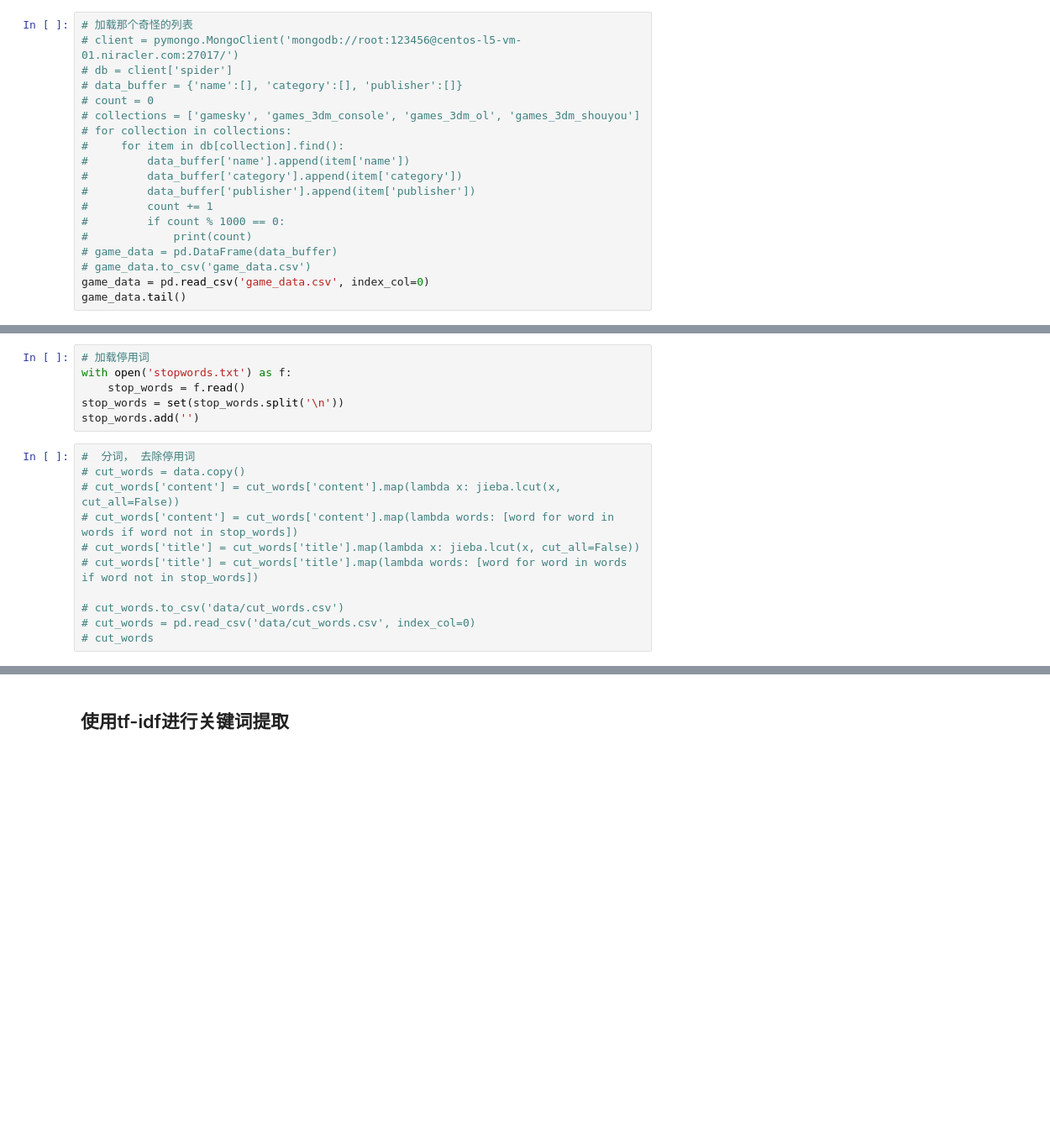
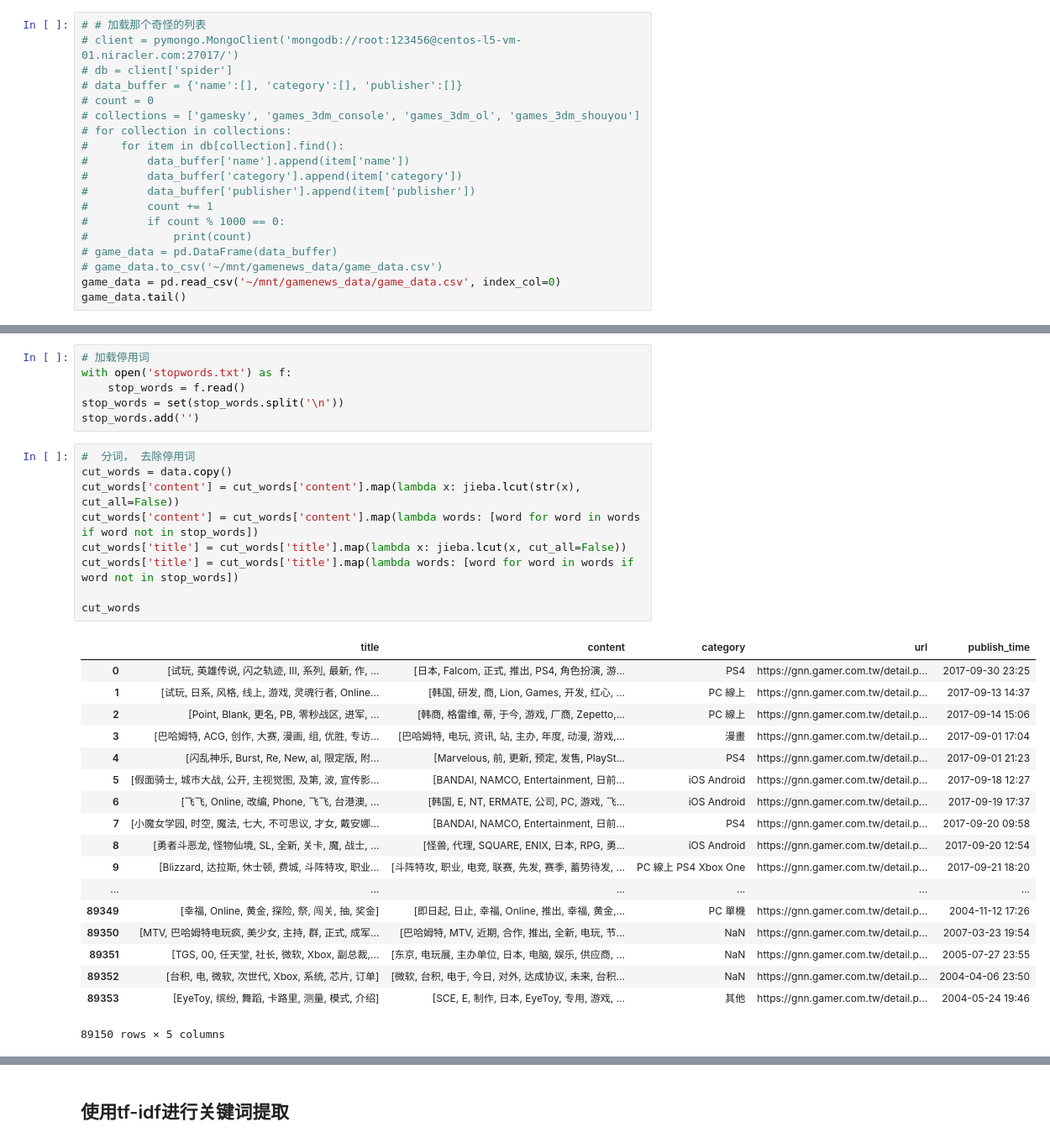
Before and after one commit to game-news/analysis, a Jupyter notebook: gnn_analysis.ipynb, the cells around one changed output, grey strips where cells are left out. Shown at 84% size. Cells and saved outputs as stored; diff of their text form; blank space fills up the shorter version.

```diff
--- a/gnn_analysis.ipynb
+++ b/gnn_analysis.ipynb
@@ -82,7 +114,7 @@ data.tail()
 # %%
 name_list = []
 # %%
-# 加载那个奇怪的列表
+# # 加载那个奇怪的列表
 # client = pymongo.MongoClient('mongodb://root:123456@centos-l5-vm-01.niracler.com:27017/')
 # db = client['spider']
 # data_buffer = {'name':[], 'category':[], 'publisher':[]}
@@ -97,8 +129,8 @@ name_list = []
 #         if count % 1000 == 0:
 #             print(count)
 # game_data = pd.DataFrame(data_buffer)
-# game_data.to_csv('game_data.csv')
-game_data = pd.read_csv('game_data.csv', index_col=0)
+# game_data.to_csv('~/mnt/gamenews_data/game_data.csv')
+game_data = pd.read_csv('~/mnt/gamenews_data/game_data.csv', index_col=0)
 game_data.tail()
 # %% [output]
 |  | name | category | publisher |
@@ -163,15 +193,32 @@ stop_words = set(stop_words.split('\n'))
 stop_words.add('')
 # %%
 #  分词， 去除停用词
-# cut_words = data.copy()
-# cut_words['content'] = cut_words['content'].map(lambda x: jieba.lcut(x, cut_all=False))
-# cut_words['content'] = cut_words['content'].map(lambda words: [word for word in words if word not in stop_words])
-# cut_words['title'] = cut_words['title'].map(lambda x: jieba.lcut(x, cut_all=False))
-# cut_words['title'] = cut_words['title'].map(lambda words: [word for word in words if word not in stop_words])
+cut_words = data.copy()
+cut_words['content'] = cut_words['content'].map(lambda x: jieba.lcut(str(x), cut_all=False))
+cut_words['content'] = cut_words['content'].map(lambda words: [word for word in words if word not in stop_words])
+cut_words['title'] = cut_words['title'].map(lambda x: jieba.lcut(x, cut_all=False))
+cut_words['title'] = cut_words['title'].map(lambda words: [word for word in words if word not in stop_words])
 
-# cut_words.to_csv('data/cut_words.csv')
-# cut_words = pd.read_csv('data/cut_words.csv', index_col=0)
-# cut_words
+cut_words
+# %% [output]
+|  | title | content | category | url | publish_time |
+| 0 | [试玩, 英雄传说, 闪之轨迹, III, 系列, 最新, 作, ... | [日本, Falcom, 正式, 推出, PS4, 角色扮演, 游... | PS4 | https://gnn.gamer.com.tw/detail.p... | 2017-09-30 23:25 |
+| 1 | [试玩, 日系, 风格, 线上, 游戏, 灵魂行者, Online... | [韩国, 研发, 商, Lion, Games, 开发, 红心, ... | PC 線上 | https://gnn.gamer.com.tw/detail.p... | 2017-09-13 14:37 |
+| 2 | [Point, Blank, 更名, PB, 零秒战区, 进军, ... | [韩商, 格雷维, 蒂, 于今, 游戏, 厂商, Zepetto,... | PC 線上 | https://gnn.gamer.com.tw/detail.p... | 2017-09-14 15:06 |
+| 3 | [巴哈姆特, ACG, 创作, 大赛, 漫画, 组, 优胜, 专访... | [巴哈姆特, 电玩, 资讯, 站, 主办, 年度, 动漫, 游戏,... | 漫畫 | https://gnn.gamer.com.tw/detail.p... | 2017-09-01 17:04 |
+| 4 | [闪乱神乐, Burst, Re, New, al, 限定版, 附... | [Marvelous, 前, 更新, 预定, 发售, PlaySt... | PS4 | https://gnn.gamer.com.tw/detail.p... | 2017-09-01 21:23 |
+| 5 | [假面骑士, 城市大战, 公开, 主视觉图, 及第, 波, 宣传影... | [BANDAI, NAMCO, Entertainment, 日前... | iOS Android | https://gnn.gamer.com.tw/detail.p... | 2017-09-18 12:27 |
+| 6 | [飞飞, Online, 改编, Phone, 飞飞, 台港澳, ... | [韩国, E, NT, ERMATE, 公司, PC, 游戏, 飞... | iOS Android | https://gnn.gamer.com.tw/detail.p... | 2017-09-19 17:37 |
+| 7 | [小魔女学园, 时空, 魔法, 七大, 不可思议, 才女, 戴安娜... | [BANDAI, NAMCO, Entertainment, 日前... | PS4 | https://gnn.gamer.com.tw/detail.p... | 2017-09-20 09:58 |
+| 8 | [勇者斗恶龙, 怪物仙境, SL, 全新, 关卡, 魔, 战士, ... | [怪兽, 代理, SQUARE, ENIX, 日本, RPG, 勇... | iOS Android | https://gnn.gamer.com.tw/detail.p... | 2017-09-20 12:54 |
+| 9 | [Blizzard, 达拉斯, 休士顿, 费城, 斗阵特攻, 职业... | [斗阵特攻, 职业, 电竞, 联赛, 先发, 赛季, 蓄势待发, ... | PC 線上 PS4 Xbox One | https://gnn.gamer.com.tw/detail.p... | 2017-09-21 18:20 |
+| ... | ... | ... | ... | ... | ... |
+| 89349 | [幸福, Online, 黄金, 探险, 祭, 闯关, 抽, 奖金] | [即日起, 日止, 幸福, Online, 推出, 幸福, 黄金,... | PC 單機 | https://gnn.gamer.com.tw/detail.p... | 2004-11-12 17:26 |
+| 89350 | [MTV, 巴哈姆特电玩疯, 美少女, 主持, 群, 正式, 成军... | [巴哈姆特, MTV, 近期, 合作, 推出, 全新, 电玩, 节... | NaN | https://gnn.gamer.com.tw/detail.p... | 2007-03-23 19:54 |
+| 89351 | [TGS, 00, 任天堂, 社长, 微软, Xbox, 副总裁,... | [东京, 电玩展, 主办单位, 日本, 电脑, 娱乐, 供应商, ... | NaN | https://gnn.gamer.com.tw/detail.p... | 2005-07-27 23:55 |
+| 89352 | [台积, 电, 微软, 次世代, Xbox, 系统, 芯片, 订单] | [微软, 台积, 电于, 今日, 对外, 达成协议, 未来, 台积... | NaN | https://gnn.gamer.com.tw/detail.p... | 2004-04-06 23:50 |
+| 89353 | [EyeToy, 缤纷, 舞蹈, 卡路里, 测量, 模式, 介绍] | [SCE, E, 制作, 日本, EyeToy, 专用, 游戏, ... | 其他 | https://gnn.gamer.com.tw/detail.p... | 2004-05-24 19:46 |
+89150 rows × 5 columns
 # %%
 # cut_words_str = cut_words.copy()
 # cut_words_str['content'] = cut_words_str['content'].map(lambda x: ' '.join(x))
```
Also changed, not shown: parts of 26 cells of this notebook, 1 other file.
